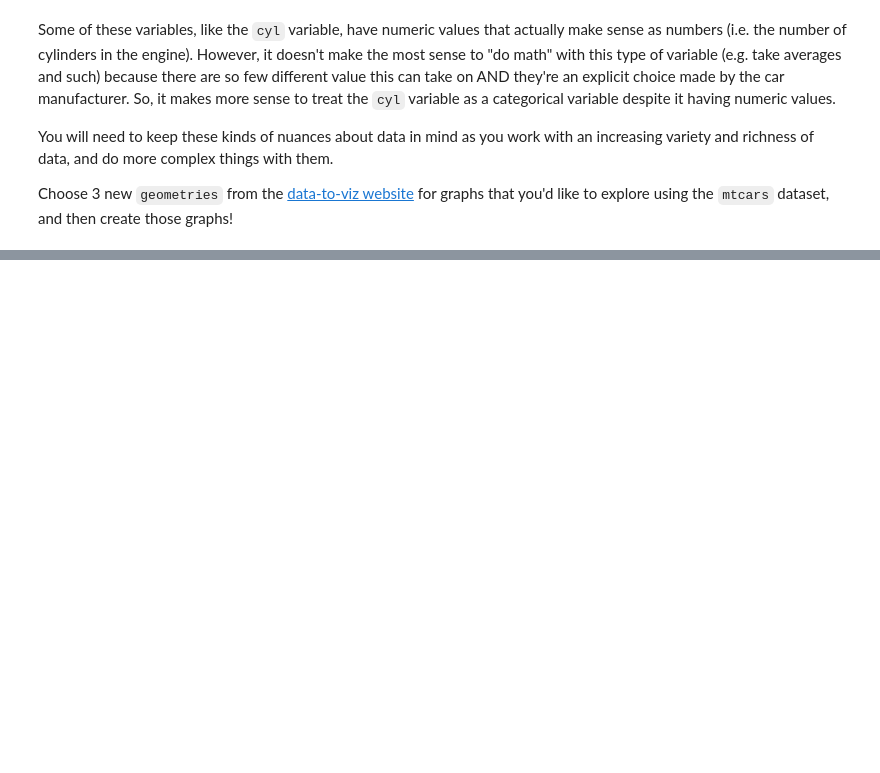
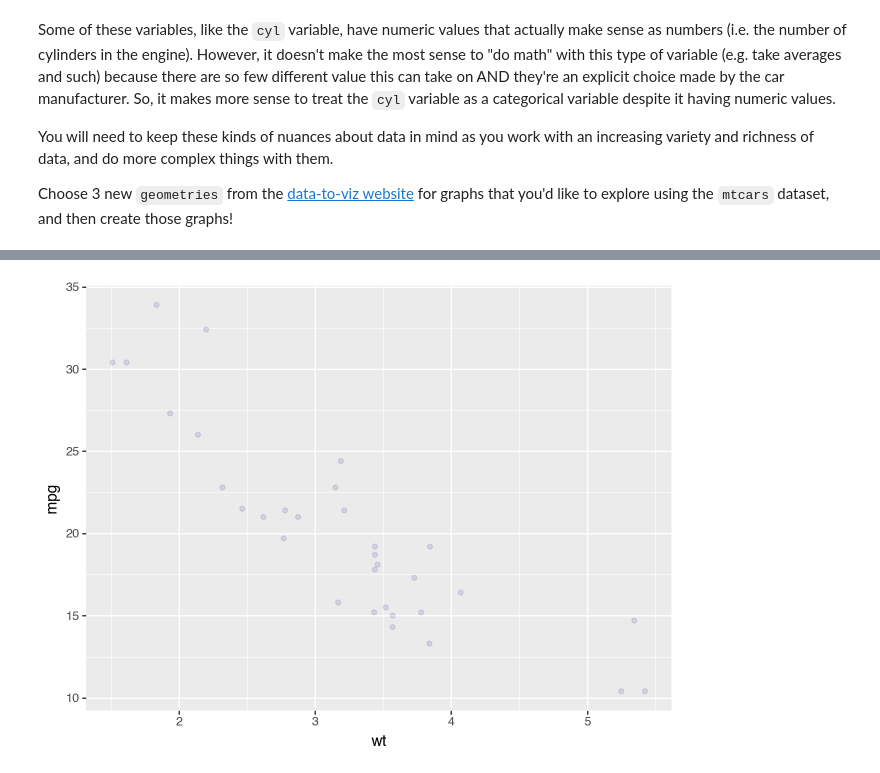
Before and after one commit to jackmuoio1/Jack---Machine-Learning, a Jupyter notebook: Introduction_to_Data_Viz_Using_mtcars_Dataset.ipynb, the cells around one changed output, grey strips where cells are left out. Saved outputs shown, nothing was run; the diff lists cells and outputs as text; code cells hidden in the pictures; blank space fills up the shorter version.

```diff
--- a/Introduction_to_Data_Viz_Using_mtcars_Dataset.ipynb
+++ b/Introduction_to_Data_Viz_Using_mtcars_Dataset.ipynb
@@ -65,0 +109,7 @@ Choose 3 new `geometries` from the [data-to-viz website](https://www.data-to-viz
+# %%
+# Create plot with first new geometry here
+new_geom1 = (p9.ggplot(data = df, mapping = p9.aes(x = "wt", y = "mpg"))
+             + p9.geom_point(alpha = 0.1, color = "navy"))
+new_geom1
+# %% [output]
+[figure, added]
```
Also changed, not shown: parts of 14 cells of this notebook, 1 other file.
